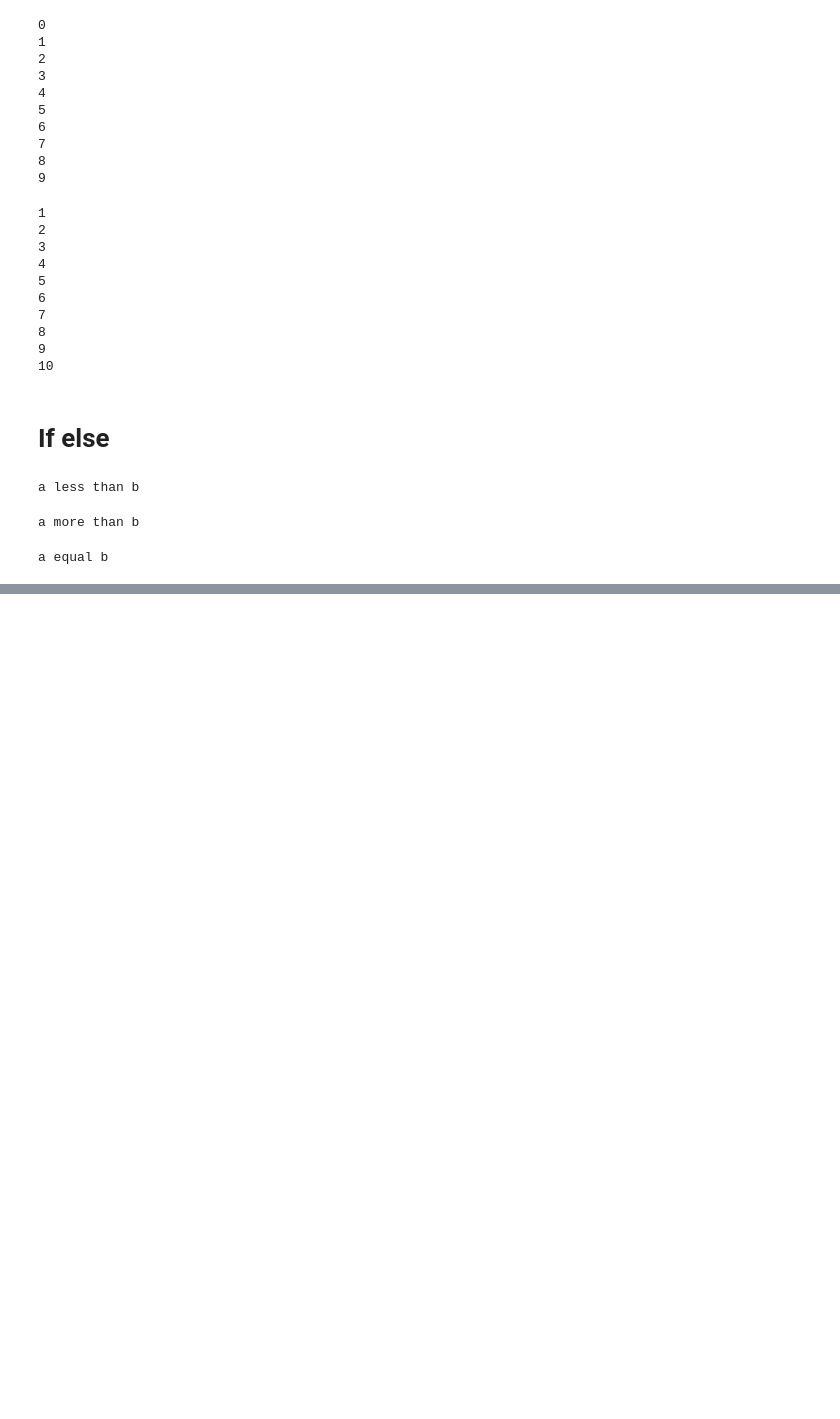
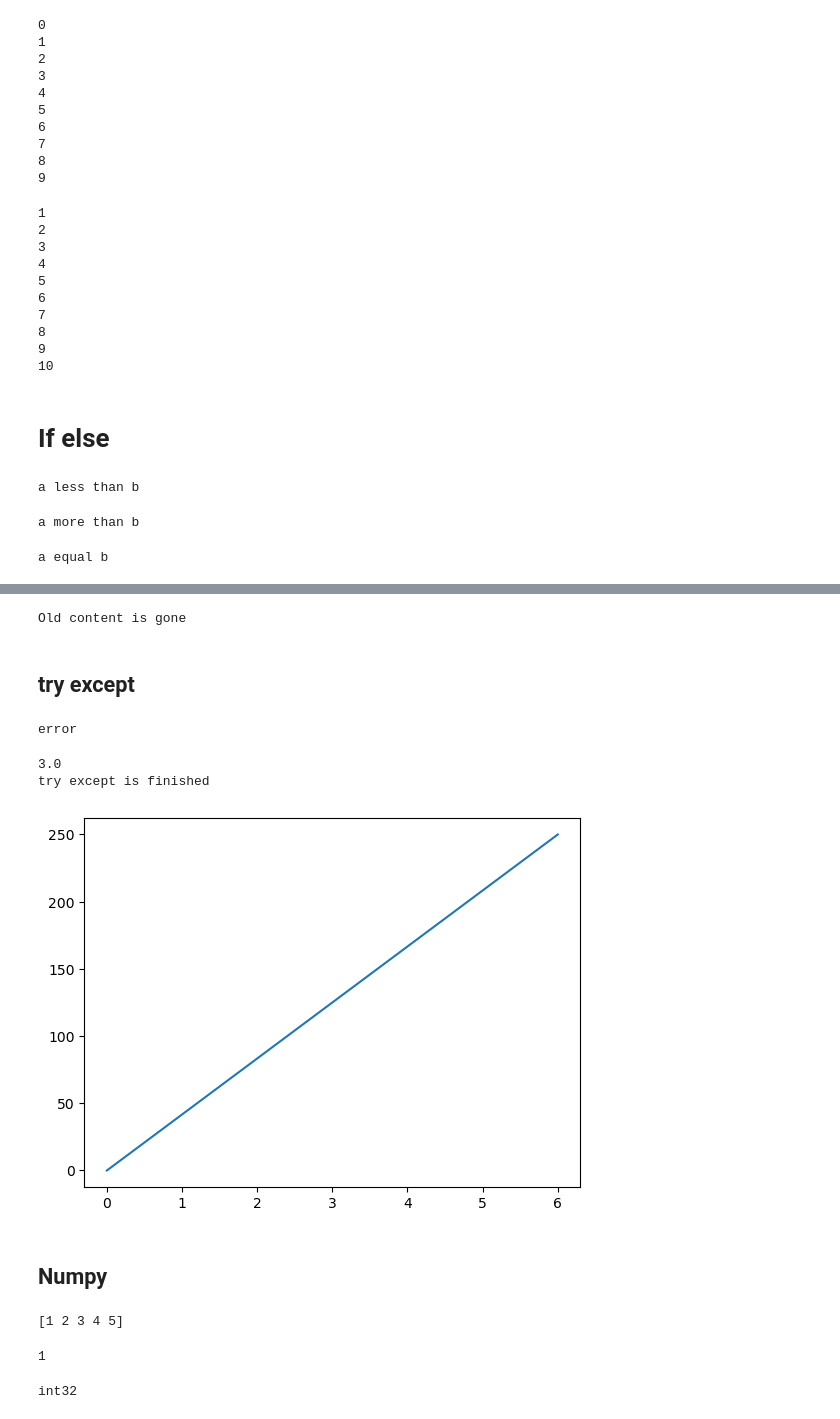
Before and after one commit to Gapraomoosap/Cs101, a Jupyter notebook: Jubchai/teaching.ipynb, the cells around one changed output, grey strips where cells are left out. Cells and saved outputs as stored; diff of their text form; code cells hidden in the pictures; blank space fills up the shorter version.

```diff
--- a/Jubchai/teaching.ipynb
+++ b/Jubchai/teaching.ipynb
@@ -203,0 +401,6 @@ a equal b
+# %%
+f = open('hello.txt',"r")
+print(f.read())
+f.close()
+# %% [output]
+Old content is gone
@@ -203,0 +409,33 @@ a equal b
+# %% [markdown]
+## try except
+# %%
+try:
+    print(3/0)
+except:
+    print("error")
+# %% [output]
+error
+# %%
+try:
+    print(3/1)
+
+except ZeroDivisionError:
+    print("error")
+finally:
+    print("try except is finished")
+# %% [output]
+3.0
+try except is finished
+# %%
+import matplotlib.pyplot as plt
+import numpy as np
+
+xpoints = np.array([0, 6])
+ypoints = np.array([0, 250])
+
+plt.plot(xpoints, ypoints)
+plt.show()
+# %% [output]
+[figure, added]
+# %% [markdown]
+## Numpy
@@ -203,0 +444,13 @@ a equal b
+# %%
+arr = np.array([1,2,3,4,5])
+print(arr)
+# %% [output]
+[1 2 3 4 5]
+# %%
+print(arr[0])
+# %% [output]
+1
+# %%
+print(arr.dtype)
+# %% [output]
+int32
```
Also changed, not shown: parts of 37 cells of this notebook, 1 other file.
